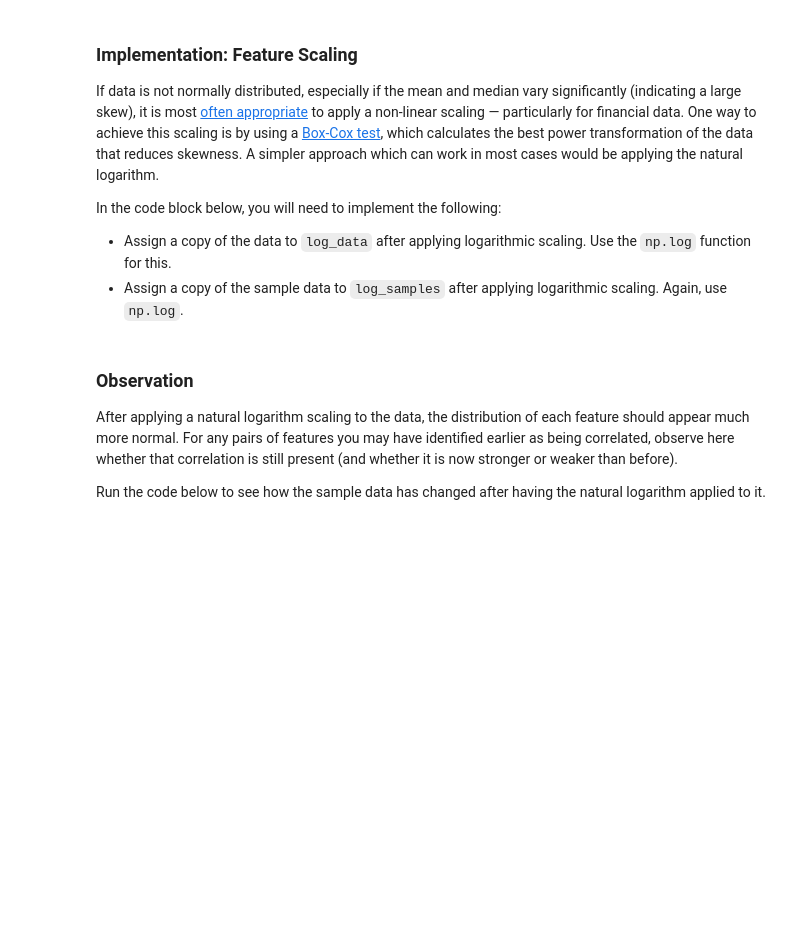
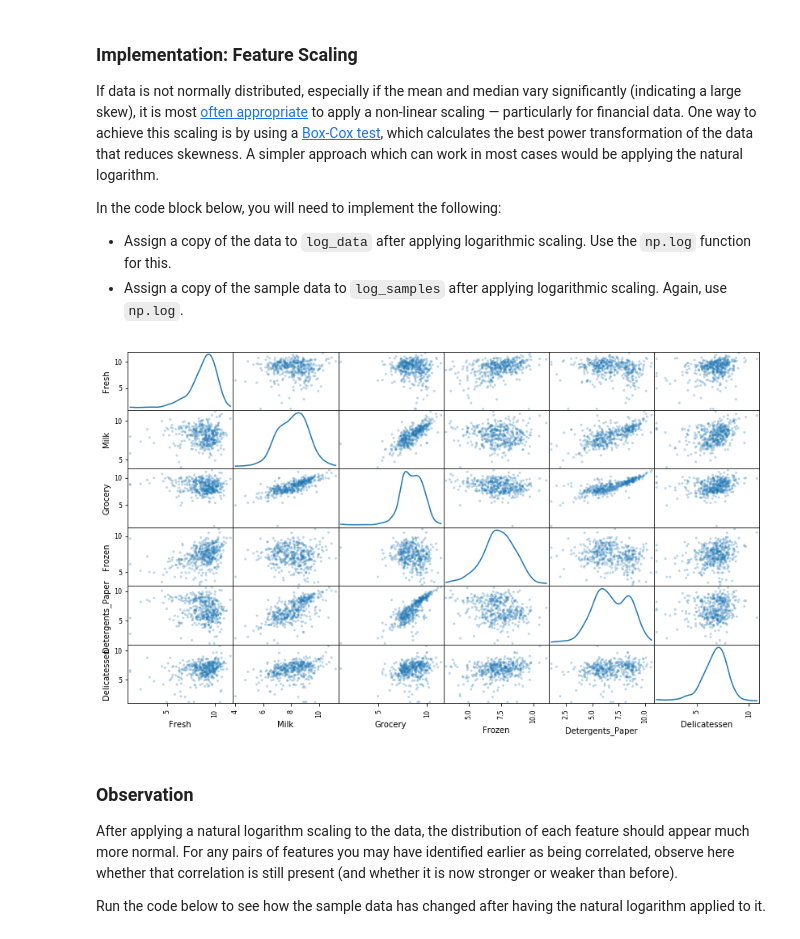
Before and after one commit to ZhukovGreen/machine-learning, a Jupyter notebook: projects/customer_segments/customer_segments.ipynb, the cells around one changed output. Cells and saved outputs as stored; diff of their text form; code cells hidden in the pictures; blank space fills up the shorter version.

Commit message:
Normalize data

```diff
--- a/projects/customer_segments/customer_segments.ipynb
+++ b/projects/customer_segments/customer_segments.ipynb
@@ -226,13 +226,15 @@ In the code block below, you will need to implement the following:
  - Assign a copy of the sample data to `log_samples` after applying logarithmic scaling. Again, use `np.log`.
 # %%
 # TODO: Scale the data using the natural logarithm
-log_data = None
+log_data = data.apply(np.log, axis=1)
 
 # TODO: Scale the sample data using the natural logarithm
-log_samples = None
+log_samples = samples.apply(np.log, axis=1)
 
 # Produce a scatter matrix for each pair of newly-transformed features
-pd.plotting.scatter_matrix(log_data, alpha=0.3, figsize=(14, 8), diagonal='kde')
+pd.plotting.scatter_matrix(log_data, alpha=0.3, figsize=(14, 8), diagonal='kde');
+# %% [output]
+[figure, added]
 # %% [markdown]
 ### Observation
 After applying a natural logarithm scaling to the data, the distribution of each feature should appear much more normal. For any pairs of features you may have identified earlier as being correlated, observe here whether that correlation is still present (and whether it is now stronger or weaker than before).
```
Also changed, not shown: parts of 1 cell of this notebook.
